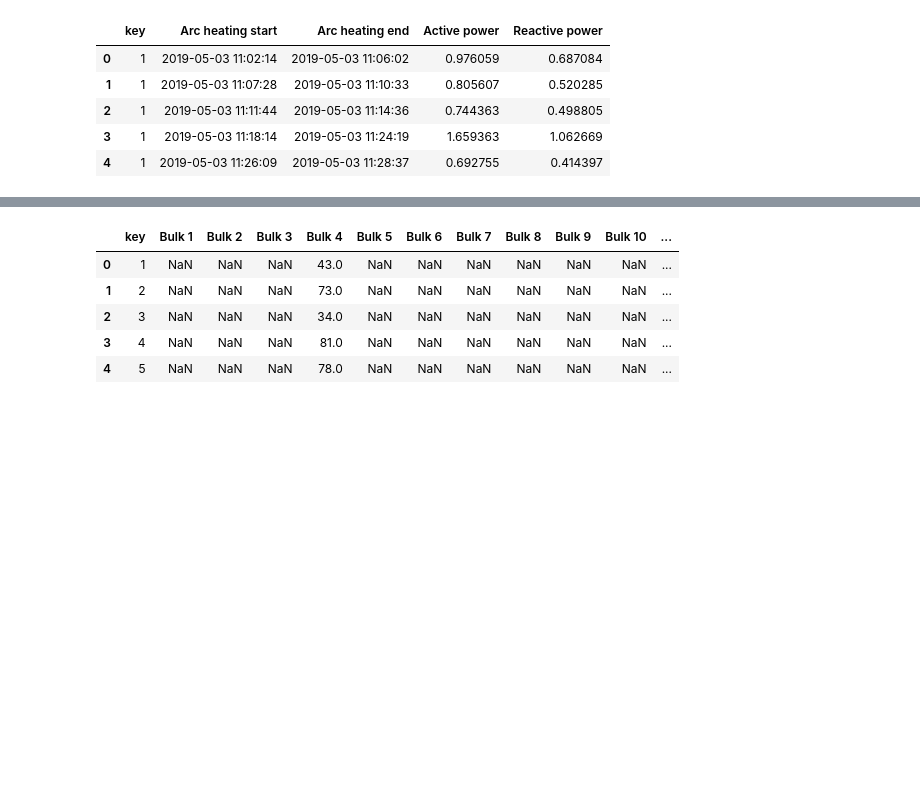
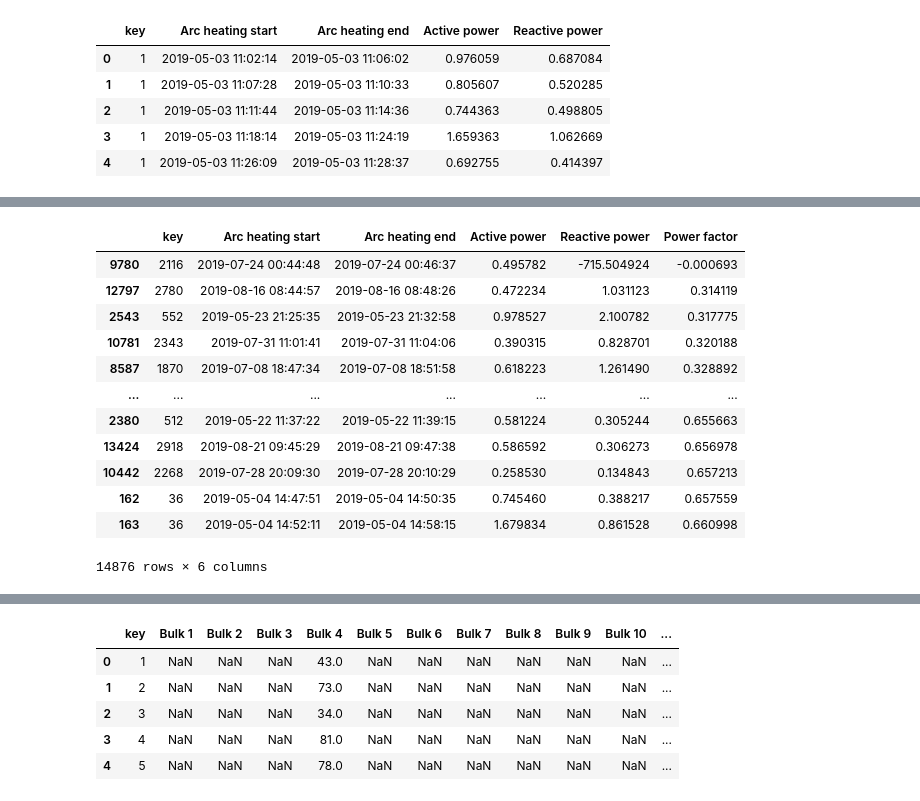
Before and after one commit to danendless/TT-Sprint17-FINAL-PROJECT, a Jupyter notebook: notebooks/Steelproof_exploration_notebook.ipynb, the cells around one changed output, grey strips where cells are left out. Saved outputs shown, nothing was run; the diff lists cells and outputs as text; code cells hidden in the pictures; blank space fills up the shorter version.

```diff
--- a/notebooks/exploration_notebook.ipynb
+++ b/notebooks/Steelproof_exploration_notebook.ipynb
@@ -72,0 +97,4 @@ data_arc_en.head()
+# %%
+data_arc_en["Power factor"] = data_arc_en["Active power"] / (
+    data_arc_en["Active power"] + data_arc_en["Reactive power"]
+)
@@ -72,0 +113,16 @@ data_arc_en.head()
+# %%
+data_arc_en.sort_values(by='Power factor',ascending=True)
+# %% [output]
+|  | key | Arc heating start | Arc heating end | Active power | Reactive power | Power factor |
+| 9780 | 2116 | 2019-07-24 00:44:48 | 2019-07-24 00:46:37 | 0.495782 | -715.504924 | -0.000693 |
+| 12797 | 2780 | 2019-08-16 08:44:57 | 2019-08-16 08:48:26 | 0.472234 | 1.031123 | 0.314119 |
+| 2543 | 552 | 2019-05-23 21:25:35 | 2019-05-23 21:32:58 | 0.978527 | 2.100782 | 0.317775 |
+| 10781 | 2343 | 2019-07-31 11:01:41 | 2019-07-31 11:04:06 | 0.390315 | 0.828701 | 0.320188 |
+| 8587 | 1870 | 2019-07-08 18:47:34 | 2019-07-08 18:51:58 | 0.618223 | 1.261490 | 0.328892 |
+| ... | ... | ... | ... | ... | ... | ... |
+| 2380 | 512 | 2019-05-22 11:37:22 | 2019-05-22 11:39:15 | 0.581224 | 0.305244 | 0.655663 |
+| 13424 | 2918 | 2019-08-21 09:45:29 | 2019-08-21 09:47:38 | 0.586592 | 0.306273 | 0.656978 |
+| 10442 | 2268 | 2019-07-28 20:09:30 | 2019-07-28 20:10:29 | 0.258530 | 0.134843 | 0.657213 |
+| 162 | 36 | 2019-05-04 14:47:51 | 2019-05-04 14:50:35 | 0.745460 | 0.388217 | 0.657559 |
+| 163 | 36 | 2019-05-04 14:52:11 | 2019-05-04 14:58:15 | 1.679834 | 0.861528 | 0.660998 |
+14876 rows × 6 columns
```
Also changed, not shown: parts of 18 cells of this notebook, 1 other file.
